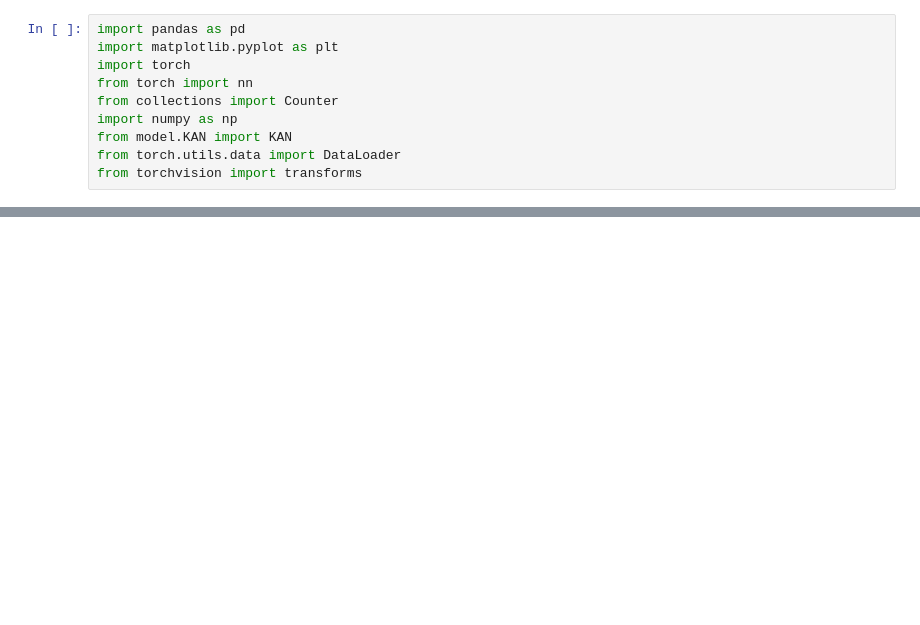
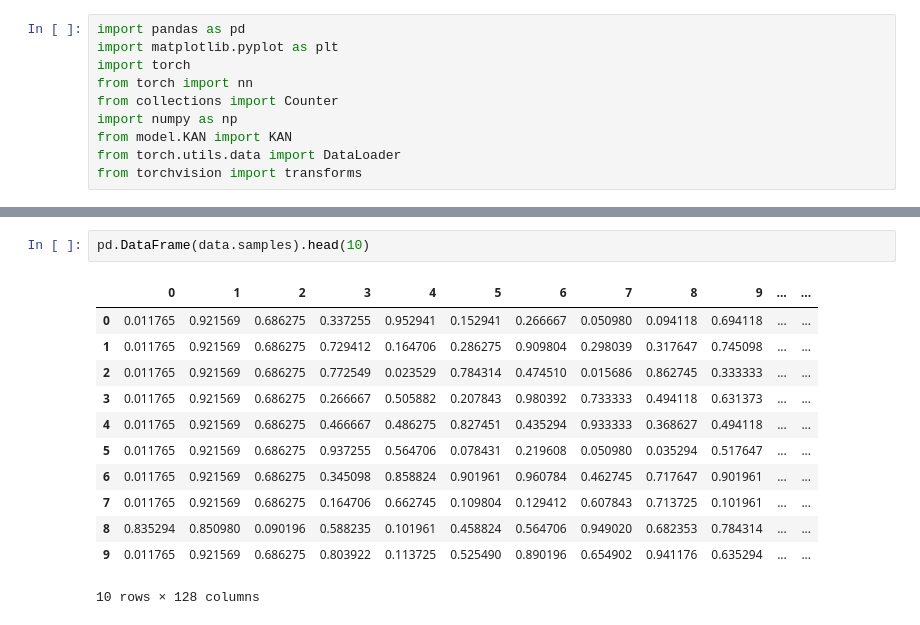
Before and after one commit to HuyOnic/KAN-Fusion-for-Incremenetal-Learning, a Jupyter notebook: main.ipynb, the cells around one changed output, grey strips where cells are left out. Cells and saved outputs as stored; diff of their text form; blank space fills up the shorter version.

```diff
--- a/main.ipynb
+++ b/main.ipynb
@@ -31,0 +67,15 @@ Name: 127, Length: 82420, dtype: float64' has dtype incompatible with int64, ple
+# %%
+pd.DataFrame(data.samples).head(10)
+# %% [output]
+|  | 0 | 1 | 2 | 3 | 4 | 5 | 6 | 7 | 8 | 9 | ... | ... |
+| 0 | 0.011765 | 0.921569 | 0.686275 | 0.337255 | 0.952941 | 0.152941 | 0.266667 | 0.050980 | 0.094118 | 0.694118 | ... | ... |
+| 1 | 0.011765 | 0.921569 | 0.686275 | 0.729412 | 0.164706 | 0.286275 | 0.909804 | 0.298039 | 0.317647 | 0.745098 | ... | ... |
+| 2 | 0.011765 | 0.921569 | 0.686275 | 0.772549 | 0.023529 | 0.784314 | 0.474510 | 0.015686 | 0.862745 | 0.333333 | ... | ... |
+| 3 | 0.011765 | 0.921569 | 0.686275 | 0.266667 | 0.505882 | 0.207843 | 0.980392 | 0.733333 | 0.494118 | 0.631373 | ... | ... |
+| 4 | 0.011765 | 0.921569 | 0.686275 | 0.466667 | 0.486275 | 0.827451 | 0.435294 | 0.933333 | 0.368627 | 0.494118 | ... | ... |
+| 5 | 0.011765 | 0.921569 | 0.686275 | 0.937255 | 0.564706 | 0.078431 | 0.219608 | 0.050980 | 0.035294 | 0.517647 | ... | ... |
+| 6 | 0.011765 | 0.921569 | 0.686275 | 0.345098 | 0.858824 | 0.901961 | 0.960784 | 0.462745 | 0.717647 | 0.901961 | ... | ... |
+| 7 | 0.011765 | 0.921569 | 0.686275 | 0.164706 | 0.662745 | 0.109804 | 0.129412 | 0.607843 | 0.713725 | 0.101961 | ... | ... |
+| 8 | 0.835294 | 0.850980 | 0.090196 | 0.588235 | 0.101961 | 0.458824 | 0.564706 | 0.949020 | 0.682353 | 0.784314 | ... | ... |
+| 9 | 0.011765 | 0.921569 | 0.686275 | 0.803922 | 0.113725 | 0.525490 | 0.890196 | 0.654902 | 0.941176 | 0.635294 | ... | ... |
+10 rows × 128 columns
```
Also changed, not shown: parts of 6 cells of this notebook, 5 other files.
